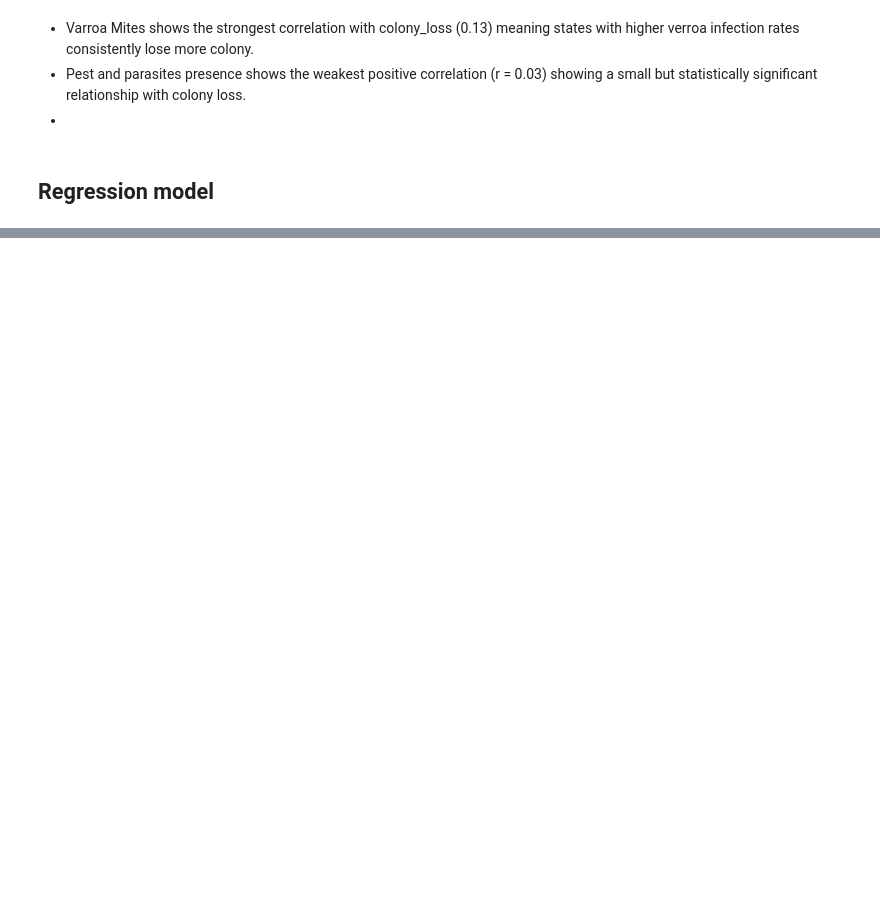
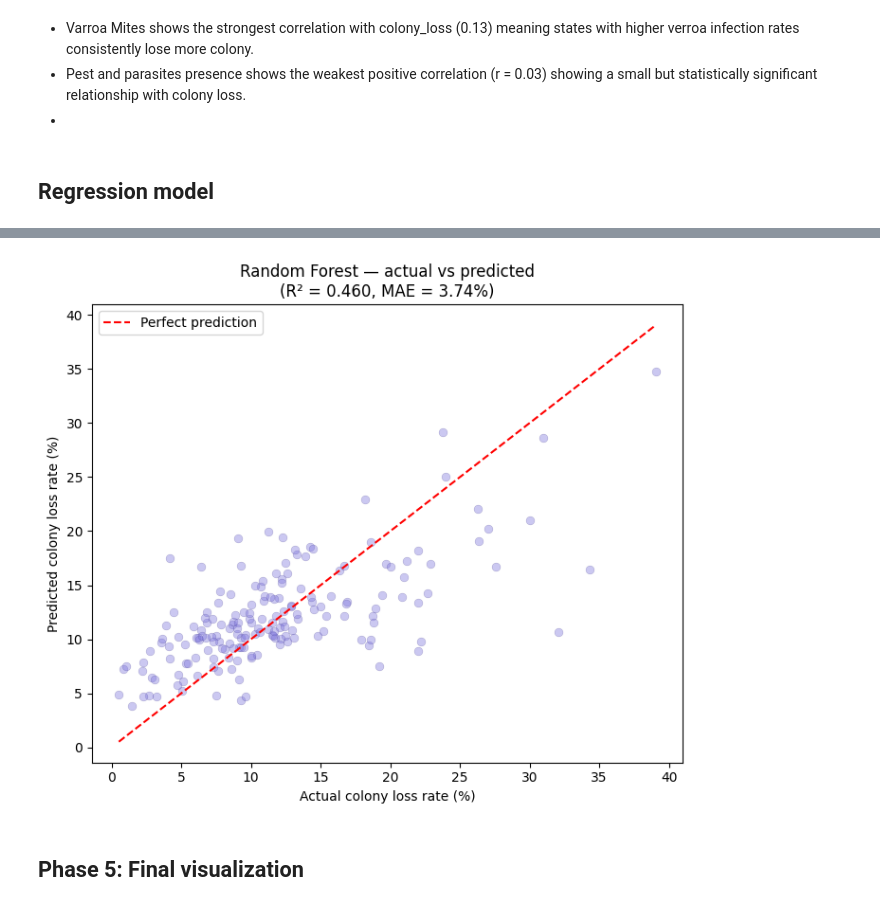
Before and after one commit to NganTran-185/bee-colony-loss-analysis, a Jupyter notebook: Bees.ipynb, the cells around one changed output, grey strips where cells are left out. Saved outputs shown, nothing was run; the diff lists cells and outputs as text; code cells hidden in the pictures; blank space fills up the shorter version.

```diff
--- a/Bees.ipynb
+++ b/Bees.ipynb
@@ -781,0 +911,29 @@ print(importance_df)
+# %%
+fig, ax = plt.subplots(figsize=(7, 6))
+
+ax.scatter(y_test, y_pred_rf,
+           alpha=0.4, color='#7F77DD',
+           edgecolors='#3C3489', linewidth=0.3, s=40)
+
+# Perfect prediction line
+ax.plot([y_test.min(), y_test.max()],
+        [y_test.min(), y_test.max()],
+        'r--', linewidth=1.5, label='Perfect prediction')
+
+ax.set_xlabel('Actual colony loss rate (%)')
+ax.set_ylabel('Predicted colony loss rate (%)')
+r2_rf = r2_score(y_test, y_pred_rf)
+mae_rf = mean_absolute_error(y_test, y_pred_rf)
+
+ax.set_title(
+    f'Random Forest — actual vs predicted\n(R² = {r2_rf:.3f}, MAE = {mae_rf:.2f}%)',
+    fontsize=12
+)
+ax.legend()
+plt.tight_layout()
+plt.savefig('day4_actual_vs_predicted.png', dpi=150, bbox_inches='tight')
+plt.show()
+# %% [output]
+[figure, added]
+# %% [markdown]
+## Phase 5: Final visualization
```
Also changed, not shown: parts of 15 cells of this notebook, 13 other files.
